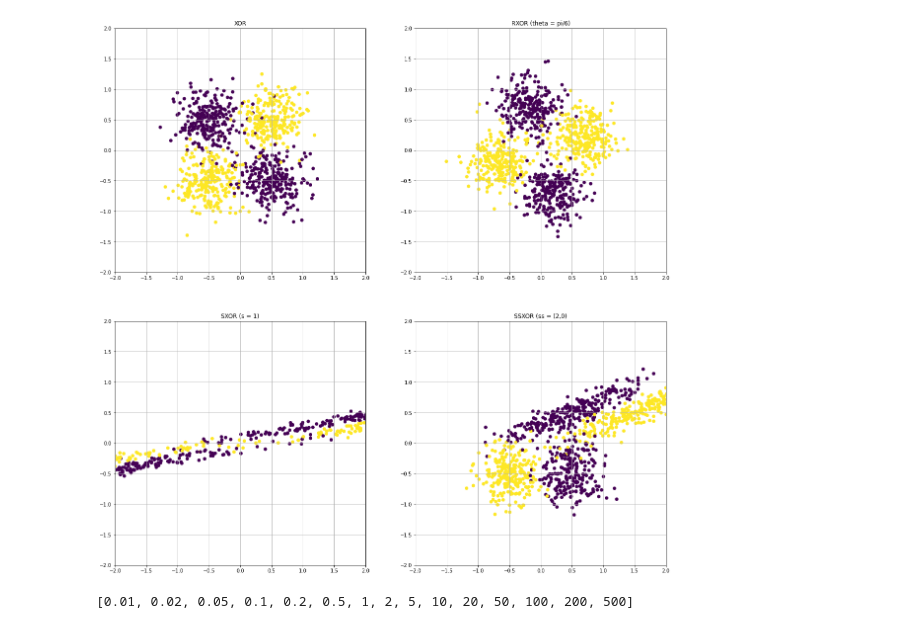
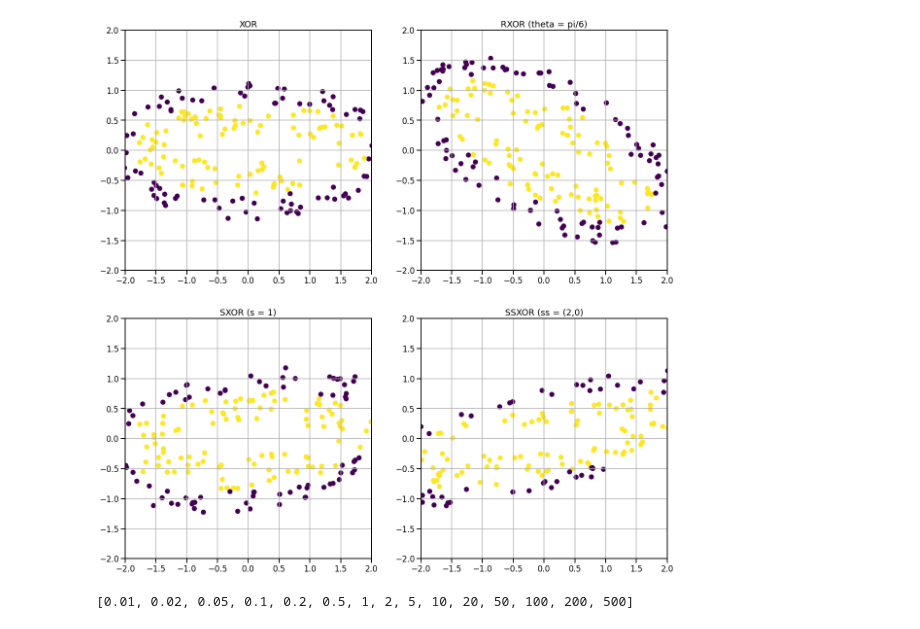
Before and after one commit to ykobaya9/ndd-links, a Jupyter notebook: affine_exp.ipynb, the cells around one changed output. Cells and saved outputs as stored; diff of their text form; code cells hidden in the pictures.

```diff
--- a/affine_exp.ipynb
+++ b/affine_exp.ipynb
@@ -111,3 +132,16 @@ def nlr_reg(template, target, max_iter=200, tolerance=0.0001, alpha=2, beta=2):
     deformed_template = registration.register(template)
 
     return deformed_template[0]
+# %%
+X, y = generate_rand_ellipse(100)
+#X, y = shear_by_class(X, y, ss=(0,2))
+#X, y = rotate_by_class(X, y, tt=(np.pi/3, np.pi))
+X, y = add_noise(X, y, sigma=0.2)
+
+plt.figure(figsize=(20,20));
+
+plt.subplot(221);
+plt.scatter(X[:,0], X[:,1], c=y);
+plt.title("XOR");
+plt.xlim([-3,3]); plt.ylim([-3,3]);
+plt.grid();
@@ -271,42 +349,43 @@ IPython.OutputArea.prototype._should_scroll = function(lines) {
 # %% [output]
 [interactive output not drawn]
 # %%
-X1, y1 = generate_gaussian_parity(1000);
-X2, y2 = generate_gaussian_parity(1000);
-X3, y3 = generate_gaussian_parity(1000);
-X4, y4 = generate_gaussian_parity(1000);
+X1, y1 = generate_rand_ellipse(200)
+X2, y2 = generate_rand_ellipse(200)
+X3, y3 = generate_rand_ellipse(200)
+X4, y4 = generate_rand_ellipse(200)
+
 
 X2 = rotate(X2, theta=np.pi/6);
-X3 = shearX(X3, s=np.tan(80*np.pi/180));
-X4, y4 = double_shearX(X4, y4, ss=(2,0));
+X3 = shearX(X3, s=0.5);
+X4, y4 = double_shearX(X4, y4, ss=(2,2) , dim=[0,1])
 
 plt.figure(figsize=(20,20));
 
 plt.subplot(221);
 plt.scatter(X1[:,0], X1[:,1], c=y1);
 plt.title("XOR");
 plt.xlim([-2,2]); plt.ylim([-2,2]);
 plt.grid();
 
 plt.subplot(222);
 plt.scatter(X2[:,0], X2[:,1], c=y2);
 plt.title("RXOR (theta = pi/6)");
 plt.xlim([-2,2]); plt.ylim([-2,2]);
 plt.grid();
 
 plt.subplot(223);
 plt.scatter(X3[:,0], X3[:,1], c=y3);
 plt.title("SXOR (s = 1)");
 plt.xlim([-2,2]); plt.ylim([-2,2]);
 plt.grid();
 
 plt.subplot(224);
 plt.scatter(X4[:,0], X4[:,1], c=y4);
 plt.title("SSXOR (ss = (2,0)");
 plt.xlim([-2,2]); plt.ylim([-2,2]);
 plt.grid();
 # %% [output]
-[figure, old version]
+[figure, new version]
 # %%
 def experiment(
     n_task1,
```
Also changed, not shown: parts of 10 cells of this notebook.
